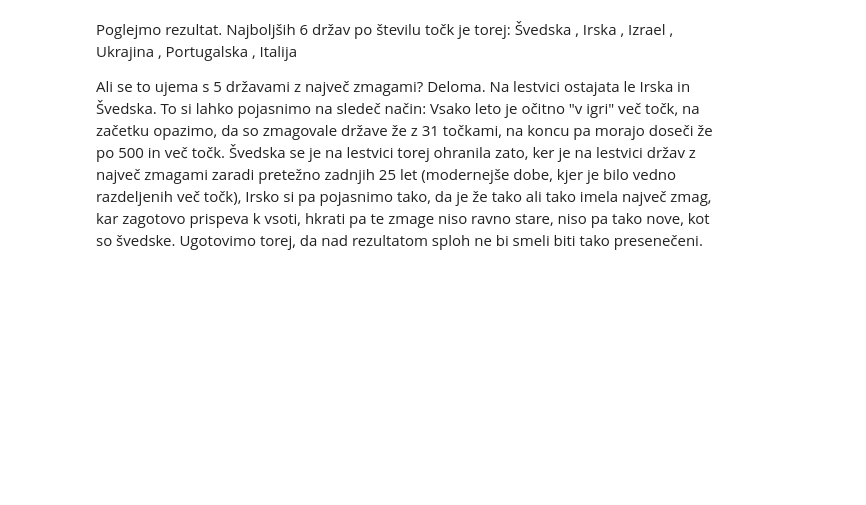
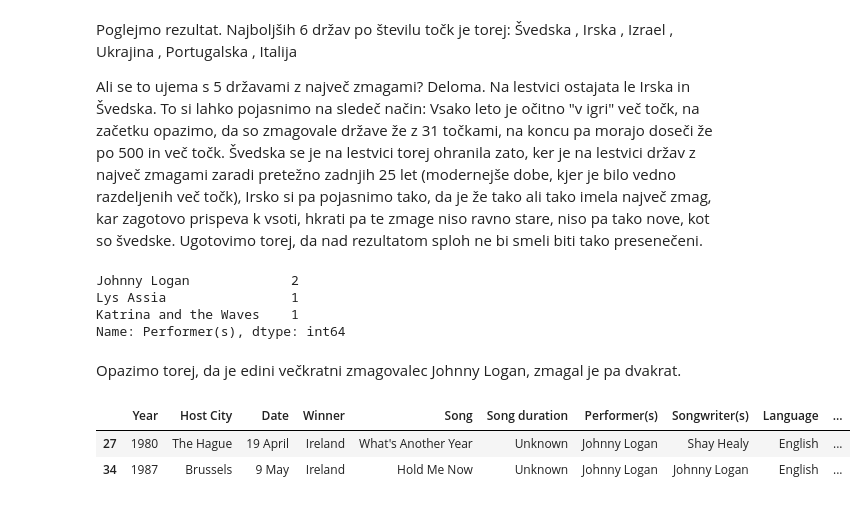
Before and after one commit to Avicus11/Programiranje1-projektna, a Jupyter notebook: Untitled-1.ipynb, the cells around one changed output. Drawn from its saved outputs; the diff is of its cells as text; code cells hidden in the pictures; blank space fills up the shorter version.

```diff
--- a/Untitled-1.ipynb
+++ b/Untitled-1.ipynb
@@ -222,0 +176,17 @@ Ali se to ujema s 5 državami z največ zmagami? Deloma. Na lestvici ostajata le
+# %%
+F
+# %% [output]
+Johnny Logan             2
+Lys Assia                1
+Katrina and the Waves    1
+Name: Performer(s), dtype: int64
+# %% [markdown]
+Opazimo torej, da je edini večkratni zmagovalec Johnny Logan, zmagal je pa dvakrat.
+# %%
+G = evrovizija[(evrovizija['Performer(s)'] == 'Johnny Logan')]
+# %%
+G
+# %% [output]
+|  | Year | Host City | Date | Winner | Song | Song duration | Performer(s) | Songwriter(s) | Language | ... |
+| 27 | 1980 | The Hague | 19 April | Ireland | What's Another Year | Unknown | Johnny Logan | Shay Healy | English | ... |
+| 34 | 1987 | Brussels | 9 May | Ireland | Hold Me Now | Unknown | Johnny Logan | Johnny Logan | English | ... |
```
Also changed, not shown: parts of 11 cells of this notebook.
